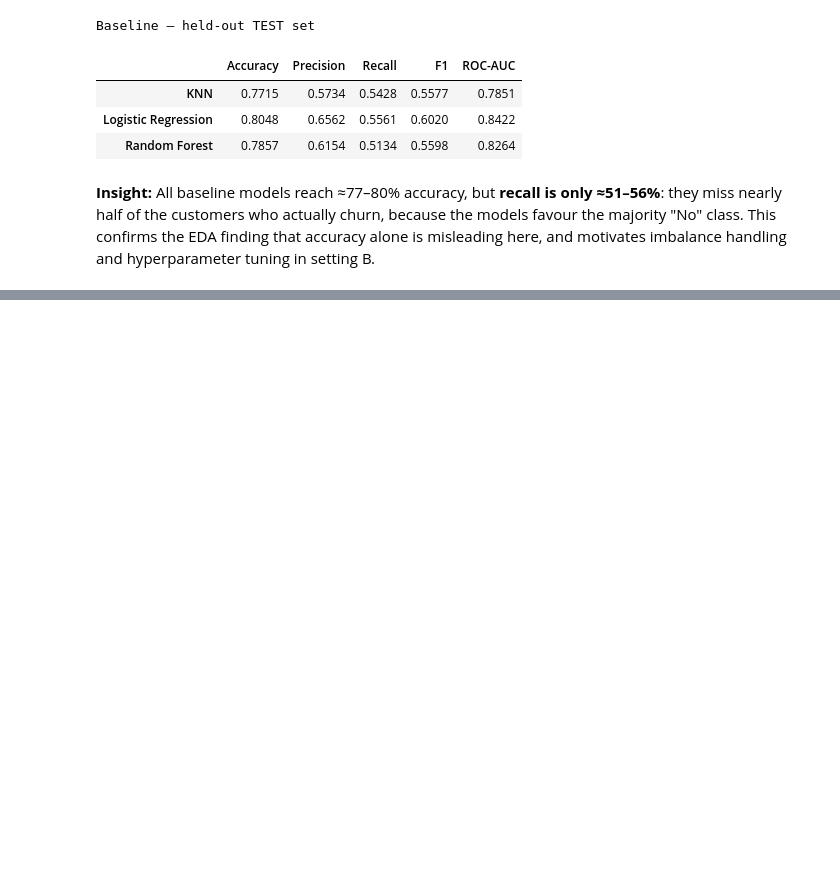
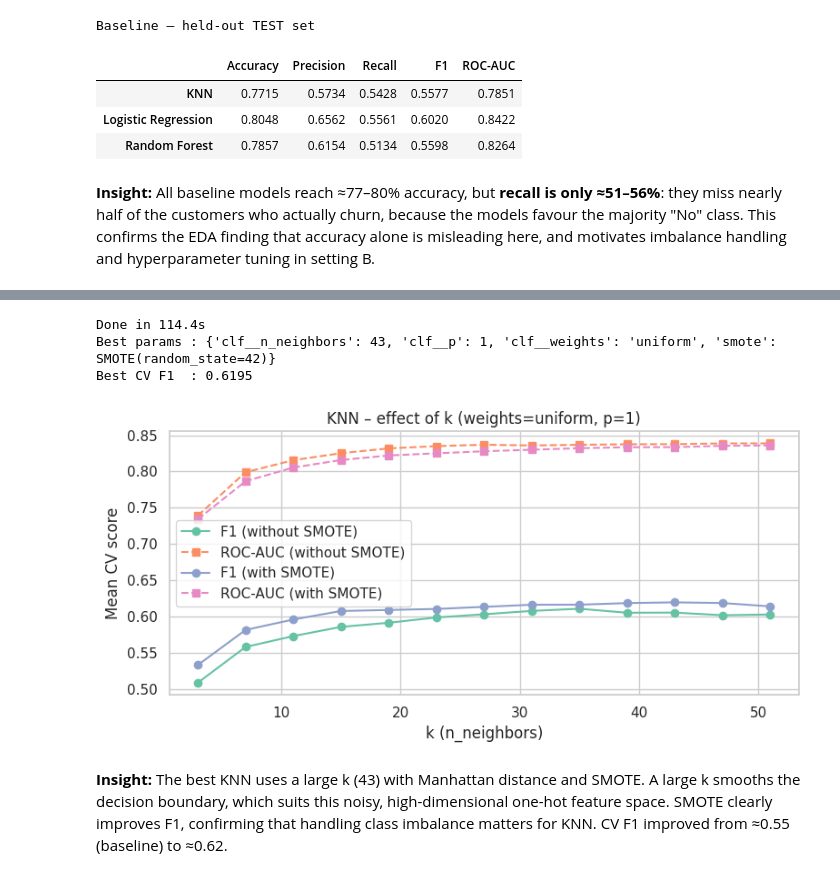
Before and after one commit to charuka200/telco-churn-ml, a Jupyter notebook: Telco_Churn_Coursework.ipynb, the cells around one changed output, grey strips where cells are left out. Saved outputs shown, nothing was run; the diff lists cells and outputs as text; code cells hidden in the pictures; blank space fills up the shorter version.

Commit message:
KNN tuning

```diff
--- a/Telco_Churn_Coursework.ipynb
+++ b/Telco_Churn_Coursework.ipynb
@@ -571,0 +588,51 @@ Baseline – held-out TEST set
+# %%
+tune_scoring = ['f1', 'roc_auc', 'recall', 'precision', 'accuracy']
+tuned = {}    # will store the tuned search object for each model
+
+knn_pipe = ImbPipeline([
+    ('prep', preprocess_scaled),
+    ('smote', SMOTE(random_state=RANDOM_STATE)),
+    ('clf', KNeighborsClassifier())
+])
+
+knn_grid = {
+    'smote': [SMOTE(random_state=RANDOM_STATE), 'passthrough'],   # with vs without SMOTE
+    'clf__n_neighbors': list(range(3, 52, 4)),                    # 3, 7, 11, ... 51
+    'clf__weights': ['uniform', 'distance'],
+    'clf__p': [1, 2],
+}
+
+t0 = time.time()
+knn_search = GridSearchCV(knn_pipe, knn_grid, cv=cv, scoring=tune_scoring, refit='f1', n_jobs=-1)
+knn_search.fit(X_train, y_train)
+tuned['KNN'] = knn_search
+
+print(f'Done in {time.time() - t0:.1f}s')
+print('Best params :', knn_search.best_params_)
+print('Best CV F1  :', round(knn_search.best_score_, 4))
+# %% [output]
+Done in 114.4s
+Best params : {'clf__n_neighbors': 43, 'clf__p': 1, 'clf__weights': 'uniform', 'smote': SMOTE(random_state=42)}
+Best CV F1  : 0.6195
+# %%
+res = pd.DataFrame(knn_search.cv_results_)
+res['smote_used'] = res['param_smote'].astype(str).str.startswith('SMOTE')
+best = knn_search.best_params_
+
+# Keep the best weights/p setting, and plot F1 and ROC-AUC against k
+sub = res[(res['param_clf__weights'] == best['clf__weights']) & (res['param_clf__p'] == best['clf__p'])]
+
+plt.figure(figsize=(8, 4))
+for flag, g in sub.groupby('smote_used'):
+    label = 'with' if flag else 'without'
+    plt.plot(g['param_clf__n_neighbors'], g['mean_test_f1'], marker='o', label=f'F1 ({label} SMOTE)')
+    plt.plot(g['param_clf__n_neighbors'], g['mean_test_roc_auc'], marker='s', ls='--', label=f'ROC-AUC ({label} SMOTE)')
+plt.xlabel('k (n_neighbors)'); plt.ylabel('Mean CV score'); plt.legend()
+plt.title(f"KNN – effect of k (weights={best['clf__weights']}, p={best['clf__p']})")
+plt.tight_layout()
+plt.savefig('figures/07_knn_k_tuning.png', bbox_inches='tight')
+plt.show()
+# %% [output]
+[figure, added]
+# %% [markdown]
+**Insight:** The best KNN uses a large k (43) with Manhattan distance and SMOTE. A large k smooths the decision boundary, which suits this noisy, high-dimensional one-hot feature space. SMOTE clearly improves F1, confirming that handling class imbalance matters for KNN. CV F1 improved from ≈0.55 (baseline) to ≈0.62.
```
Also changed, not shown: parts of 2 cells of this notebook.
